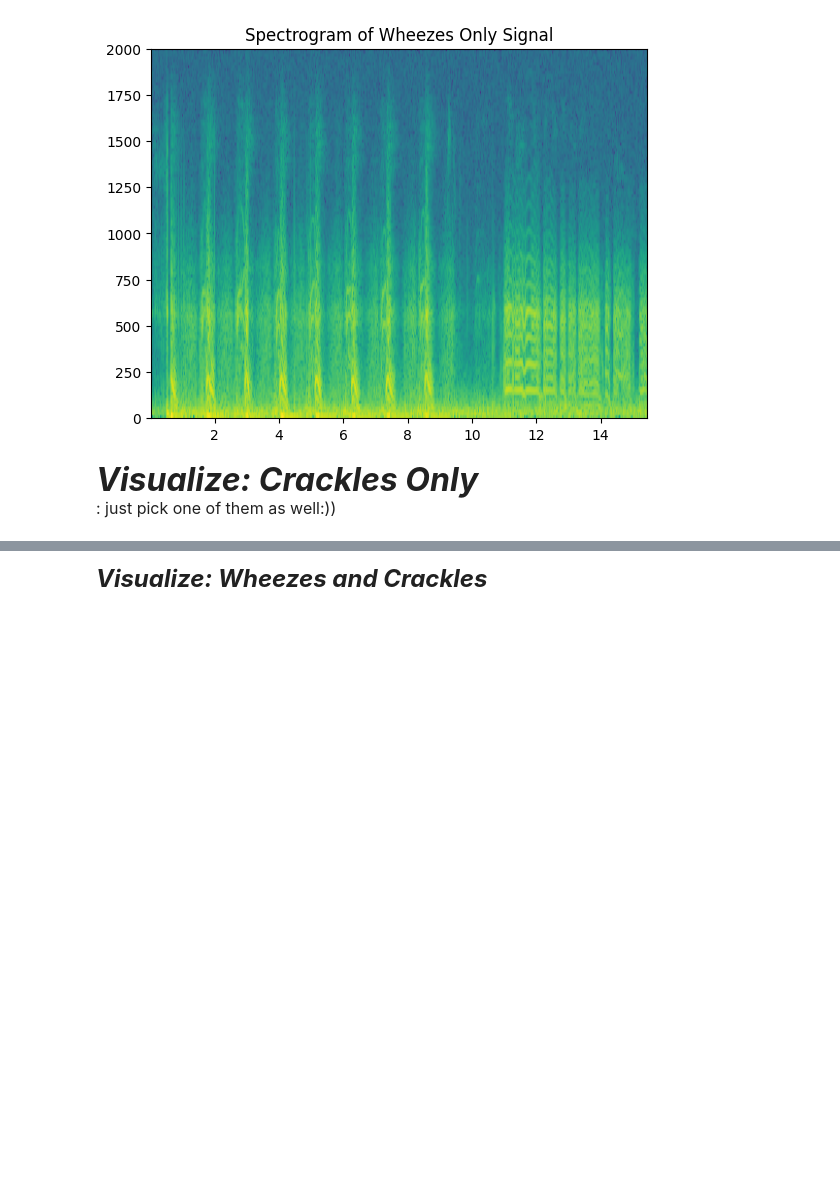
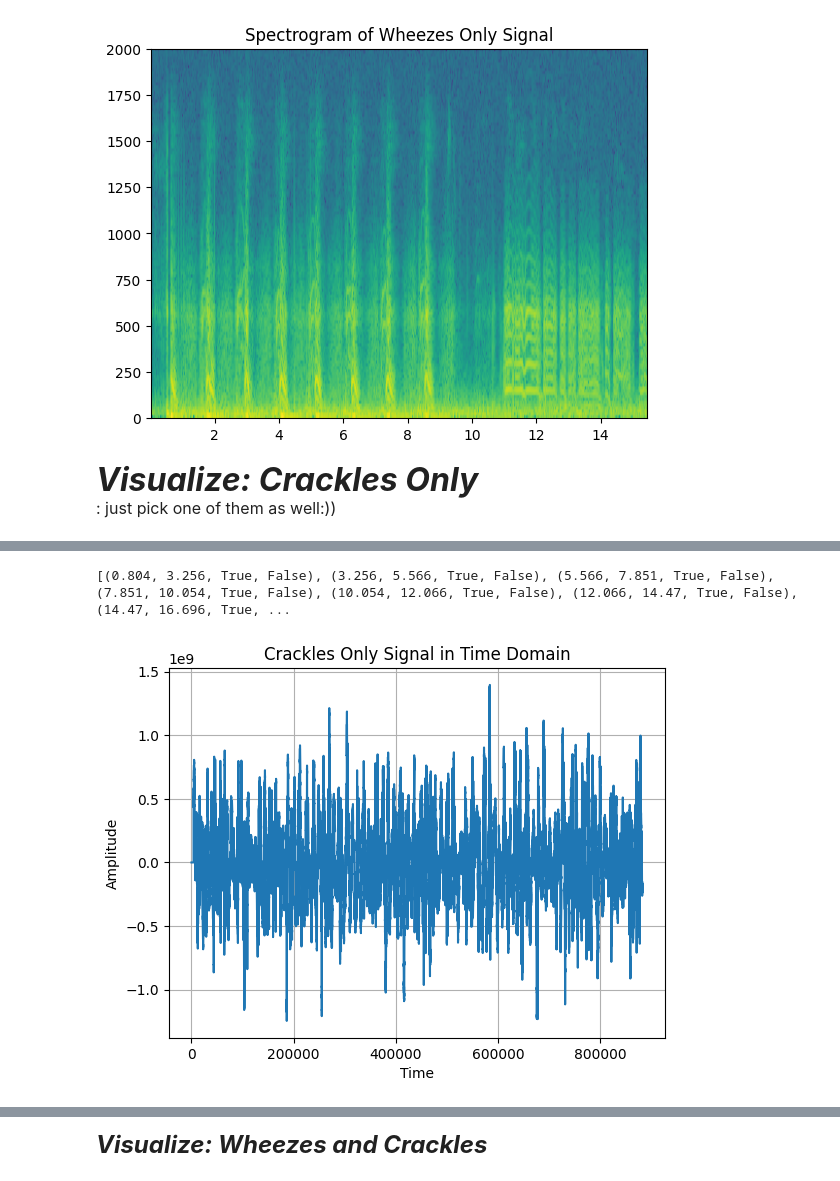
Before and after one commit to Wachiii-Raya/Signal_class_project, a Jupyter notebook: data_visualize.ipynb, the cells around one changed output, grey strips where cells are left out. Cells and saved outputs as stored; diff of their text form; code cells hidden in the pictures; blank space fills up the shorter version.

Commit message:
cracks only done

```diff
--- a/data_visualize.ipynb
+++ b/data_visualize.ipynb
@@ -161,0 +185,14 @@ plt.show()
+# %%
+cracklesOnlyPath = cracklesOnly[15]
+cracklesOnlySignal = read(cracklesOnlyPath)
+print(fileInfoDict['107_3p2_Ll_mc_AKGC417L'])
+
+plt.plot(cracklesOnlySignal[1])
+plt.ylabel("Amplitude")
+plt.xlabel("Time")
+plt.title("Crackles Only Signal in Time Domain")
+plt.grid(True)
+plt.show()
+# %% [output]
+[(0.804, 3.256, True, False), (3.256, 5.566, True, False), (5.566, 7.851, True, False), (7.851, 10.054, True, False), (10.054, 12.066, True, False), (12.066, 14.47, True, False), (14.47, 16.696, True, ...
+[figure, added]
```
Also changed, not shown: parts of 9 cells of this notebook.
